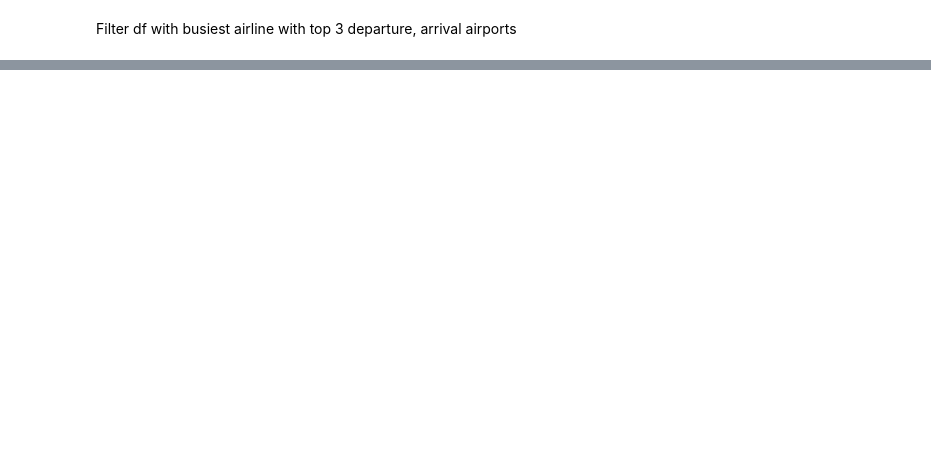
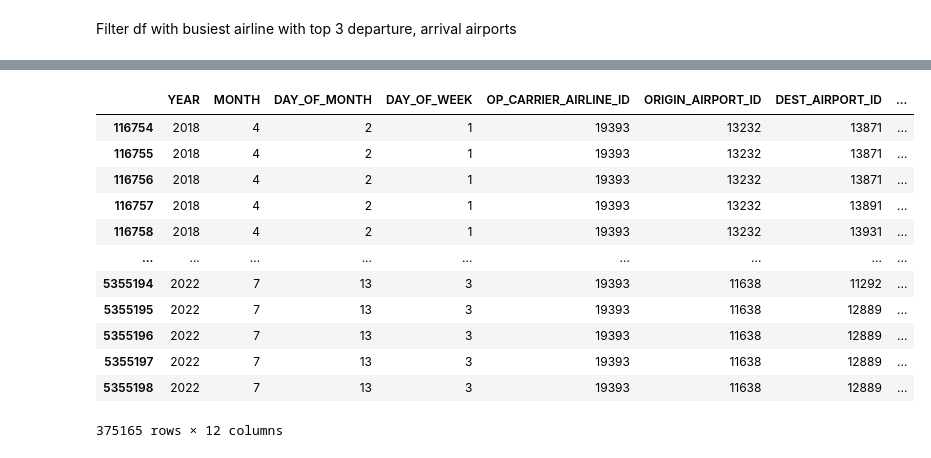
Before and after one commit to dyk00/2AMM20, a Jupyter notebook: data_selection.ipynb, the cells around one changed output, grey strips where cells are left out. Drawn from its saved outputs; the diff is of its cells as text; code cells hidden in the pictures; blank space fills up the shorter version.

```diff
--- a/data_selection.ipynb
+++ b/data_selection.ipynb
@@ -78,0 +232,2 @@ filtered_df.describe()
+# %%
+filtered_df3 = filtered_df2[~((filtered_df2['DELAYED']==True) & (filtered_df2['CARRIER_DELAY_BOOL'] == 'nan'))]
@@ -78,0 +263,4 @@ filtered_df.describe()
+# %%
+filtered_df4 = filtered_df3[inc_columns]
+# %%
+filtered_df5 = filtered_df4.loc[:, ~filtered_df4.columns.isin(['DEP_DELAY', 'ARR_DELAY'])].fillna(0)
@@ -78,0 +270,19 @@ filtered_df.describe()
+# %%
+carrier_df = filtered_df5[['YEAR','MONTH','DAY_OF_MONTH','DAY_OF_WEEK','OP_CARRIER_AIRLINE_ID','ORIGIN_AIRPORT_ID','DEST_AIRPORT_ID','CRS_DEP_TIME','CRS_ARR_TIME','CRS_ELAPSED_TIME','DISTANCE','DISTANCE_GROUP','CARRIER_DELAY']].copy()
+# %%
+X = carrier_df[['YEAR','MONTH','DAY_OF_MONTH','DAY_OF_WEEK','OP_CARRIER_AIRLINE_ID','ORIGIN_AIRPORT_ID','DEST_AIRPORT_ID','CRS_DEP_TIME','CRS_ARR_TIME','CRS_ELAPSED_TIME','DISTANCE','DISTANCE_GROUP']].copy()
+X
+# %% [output]
+|  | YEAR | MONTH | DAY_OF_MONTH | DAY_OF_WEEK | OP_CARRIER_AIRLINE_ID | ORIGIN_AIRPORT_ID | DEST_AIRPORT_ID | ... |
+| 116754 | 2018 | 4 | 2 | 1 | 19393 | 13232 | 13871 | ... |
+| 116755 | 2018 | 4 | 2 | 1 | 19393 | 13232 | 13871 | ... |
+| 116756 | 2018 | 4 | 2 | 1 | 19393 | 13232 | 13871 | ... |
+| 116757 | 2018 | 4 | 2 | 1 | 19393 | 13232 | 13891 | ... |
+| 116758 | 2018 | 4 | 2 | 1 | 19393 | 13232 | 13931 | ... |
+| ... | ... | ... | ... | ... | ... | ... | ... | ... |
+| 5355194 | 2022 | 7 | 13 | 3 | 19393 | 11638 | 11292 | ... |
+| 5355195 | 2022 | 7 | 13 | 3 | 19393 | 11638 | 12889 | ... |
+| 5355196 | 2022 | 7 | 13 | 3 | 19393 | 11638 | 12889 | ... |
+| 5355197 | 2022 | 7 | 13 | 3 | 19393 | 11638 | 12889 | ... |
+| 5355198 | 2022 | 7 | 13 | 3 | 19393 | 11638 | 12889 | ... |
+375165 rows × 12 columns
```
Also changed, not shown: parts of 37 cells of this notebook.
